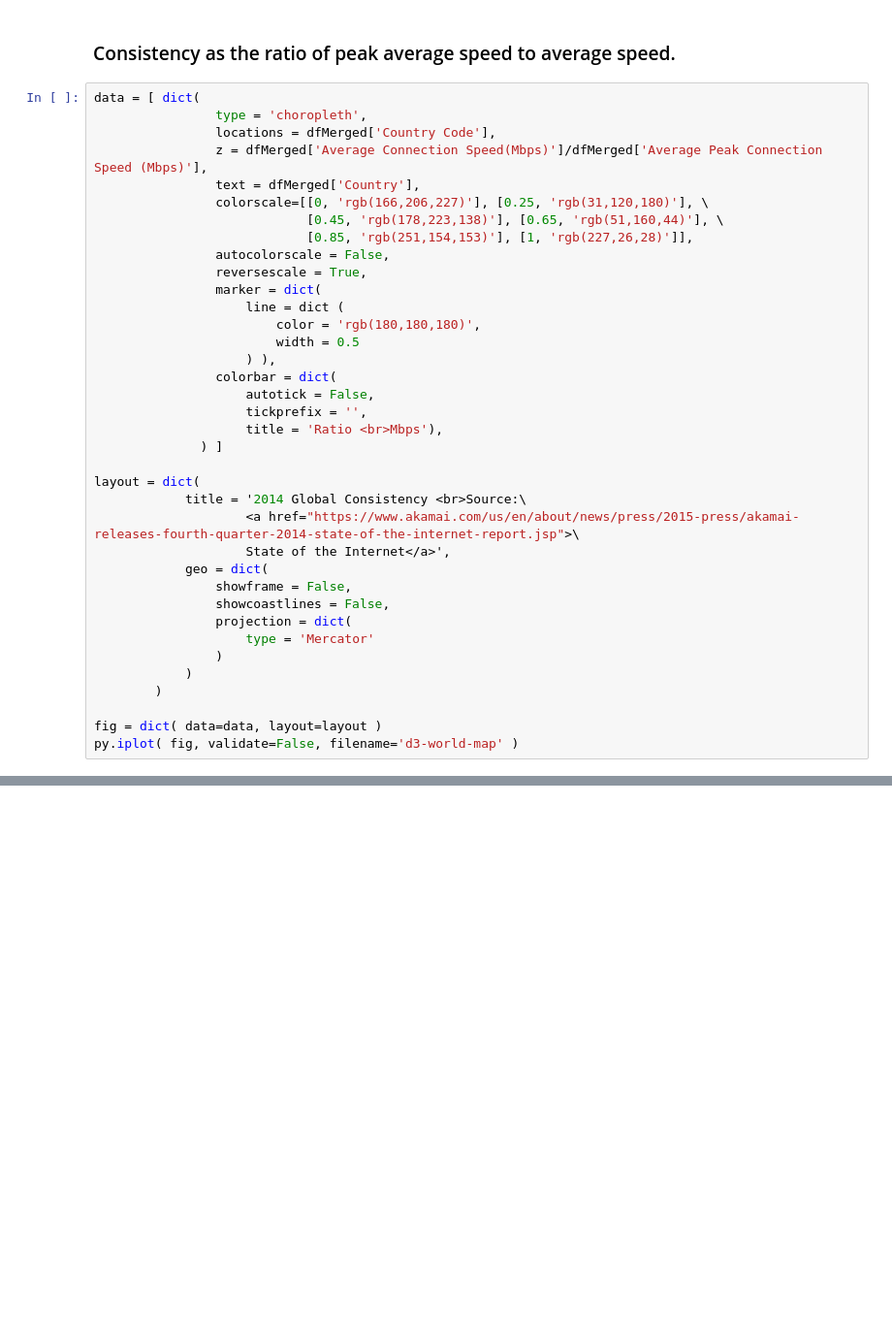
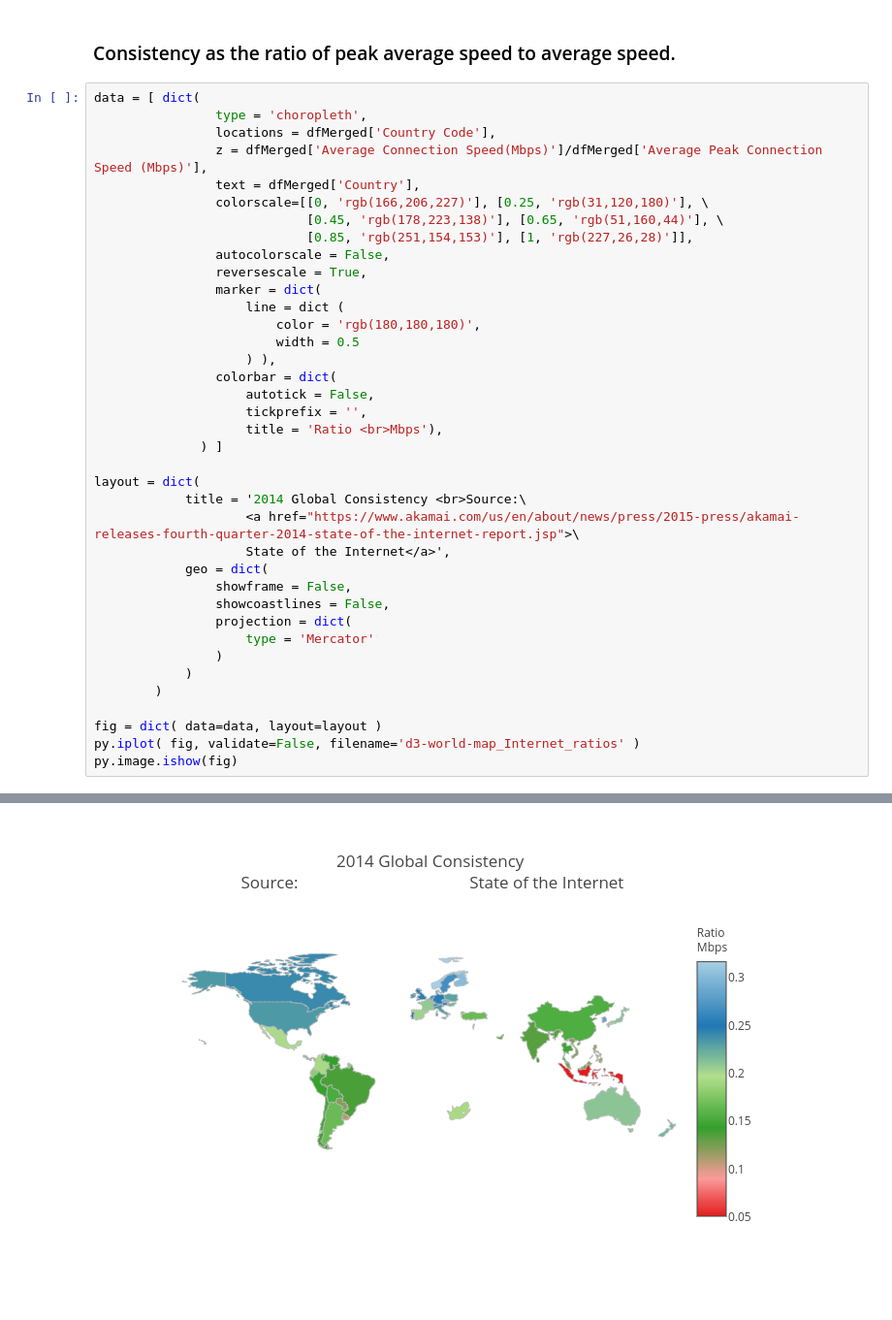
Before and after one commit to gmsardane/Exploring-the-state-of-the-Internet-in-Various-Economies, a Jupyter notebook: Status_of_the_Internet_in_the_World.ipynb, the cells around one changed output, grey strips where cells are left out. Shown: that part at 97% size. Drawn from its saved outputs; the diff is of its cells as text; blank space fills up the shorter version.

Commit message:
Forgot to show a static version of the plot. Added py.imshow.

```diff
--- a/Status_of_the_Internet_in_the_World.ipynb
+++ b/Status_of_the_Internet_in_the_World.ipynb
@@ -302,5 +302,6 @@ layout = dict(
         )
 
 fig = dict( data=data, layout=layout )
-py.iplot( fig, validate=False, filename='d3-world-map' )
+py.iplot( fig, validate=False, filename='d3-world-map_Internet_ratios' )
+py.image.ishow(fig)
 # %% [output]
@@ -307,0 +308 @@ py.iplot( fig, validate=False, filename='d3-world-map' )
+[figure, added]
```
Also changed, not shown: parts of 1 cell of this notebook.
